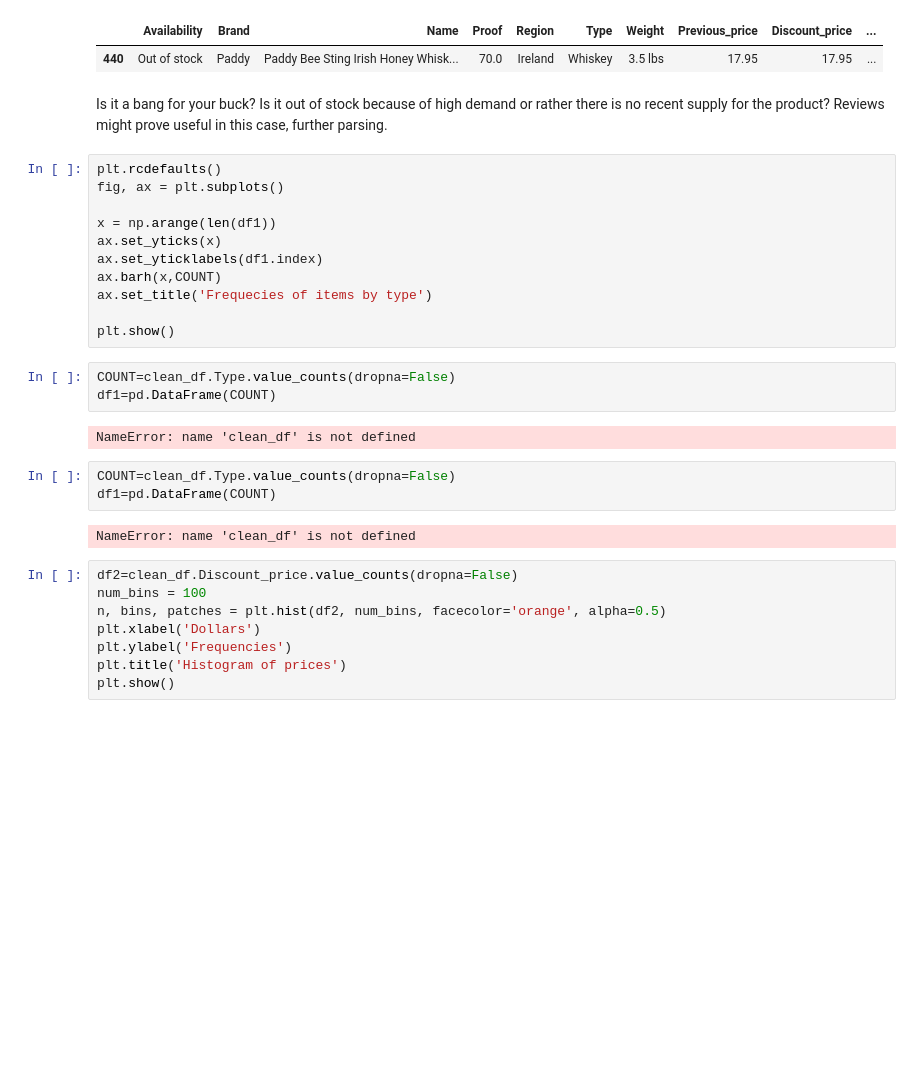
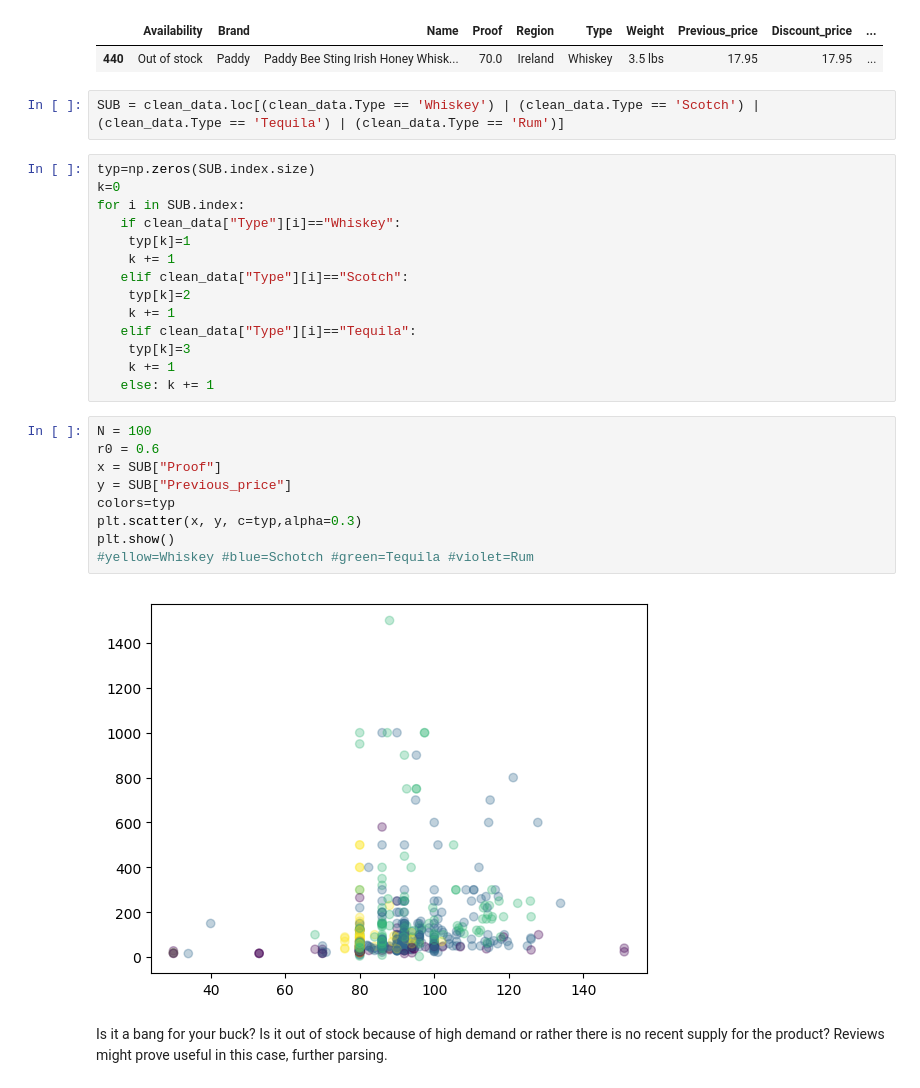
Before and after one commit to Mirkoforgi/Data-Processing-in-Python_project, a Jupyter notebook: Project.ipynb, the cells around one changed output. Cells and saved outputs as stored; diff of their text form; blank space fills up the shorter version.

```diff
--- a/Project.ipynb
+++ b/Project.ipynb
@@ -541,36 +566,34 @@ out_of_whisky[out_of_whisky.Discount_price == out_of_whisky.Discount_price.min()
 # %% [output]
 |  | Availability | Brand | Name | Proof | Region | Type | Weight | Previous_price | Discount_price | ... |
 | 440 | Out of stock | Paddy | Paddy Bee Sting Irish Honey Whisk... | 70.0 | Ireland | Whiskey | 3.5 lbs | 17.95 | 17.95 | ... |
+# %%
+SUB = clean_data.loc[(clean_data.Type == 'Whiskey') | (clean_data.Type == 'Scotch') | (clean_data.Type == 'Tequila') | (clean_data.Type == 'Rum')]
+# %%
+typ=np.zeros(SUB.index.size)
+k=0
+for i in SUB.index:
+   if clean_data["Type"][i]=="Whiskey":
+    typ[k]=1
+    k += 1
+   elif clean_data["Type"][i]=="Scotch":
+    typ[k]=2
+    k += 1
+   elif clean_data["Type"][i]=="Tequila":
+    typ[k]=3
+    k += 1
+   else: k += 1
+# %%
+N = 100
+r0 = 0.6
+x = SUB["Proof"]
+y = SUB["Previous_price"]
+colors=typ
+plt.scatter(x, y, c=typ,alpha=0.3)
+plt.show()
+#yellow=Whiskey #blue=Schotch #green=Tequila #violet=Rum
+# %% [output]
+[figure, added]
 # %% [markdown]
 Is it a bang for your buck?
 Is it out of stock because of high demand or rather there is no recent supply for the product?
 Reviews might prove useful in this case, further parsing.
-# %%
-plt.rcdefaults()
-fig, ax = plt.subplots()
-
-x = np.arange(len(df1))
-ax.set_yticks(x)
-ax.set_yticklabels(df1.index)
-ax.barh(x,COUNT)
-ax.set_title('Frequecies of items by type')
-
-plt.show()
-# %%
-COUNT=clean_df.Type.value_counts(dropna=False)
-df1=pd.DataFrame(COUNT)
-# %% [output]
-NameError: name 'clean_df' is not defined
-# %%
-COUNT=clean_df.Type.value_counts(dropna=False)
-df1=pd.DataFrame(COUNT)
-# %% [output]
-NameError: name 'clean_df' is not defined
-# %%
-df2=clean_df.Discount_price.value_counts(dropna=False)
-num_bins = 100
-n, bins, patches = plt.hist(df2, num_bins, facecolor='orange', alpha=0.5)
-plt.xlabel('Dollars')
-plt.ylabel('Frequencies')
-plt.title('Histogram of prices')
-plt.show()
```
Also changed, not shown: parts of 5 cells of this notebook.
